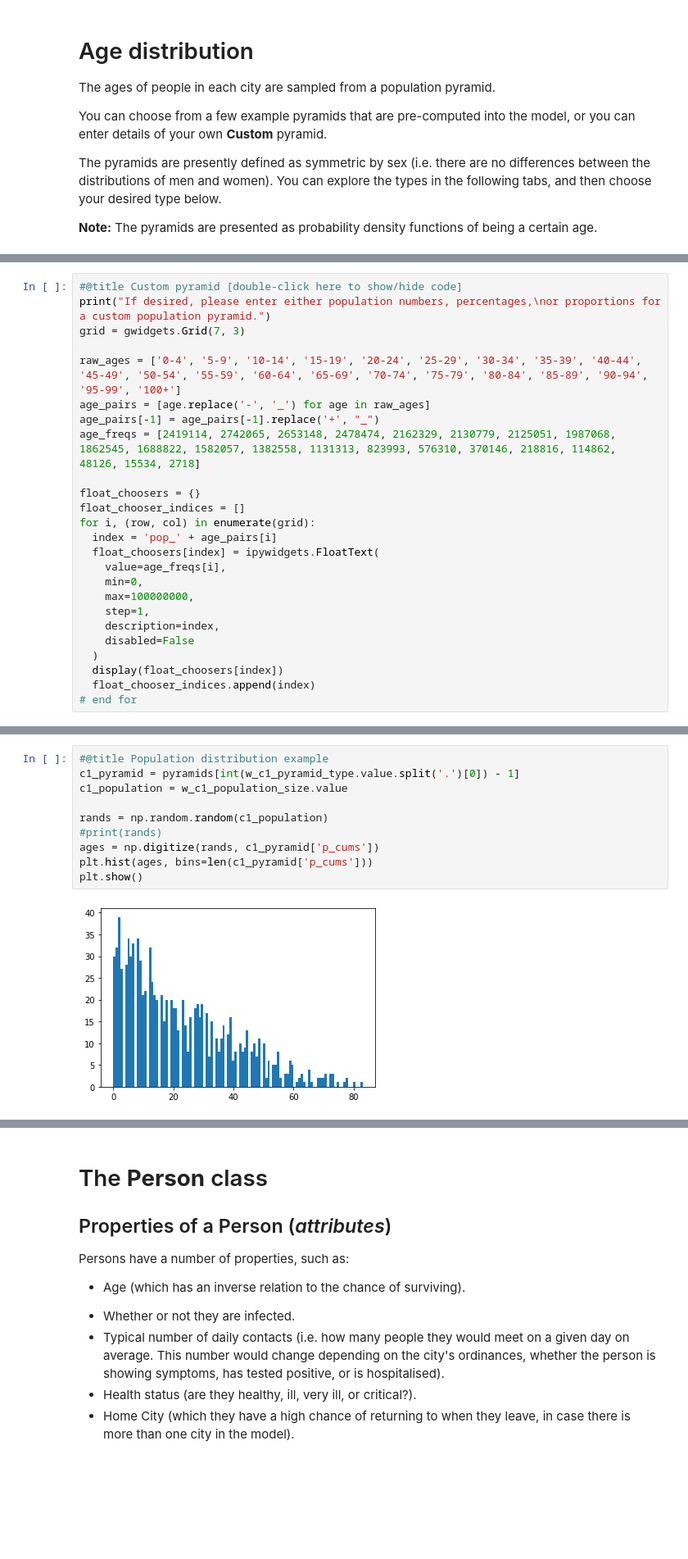
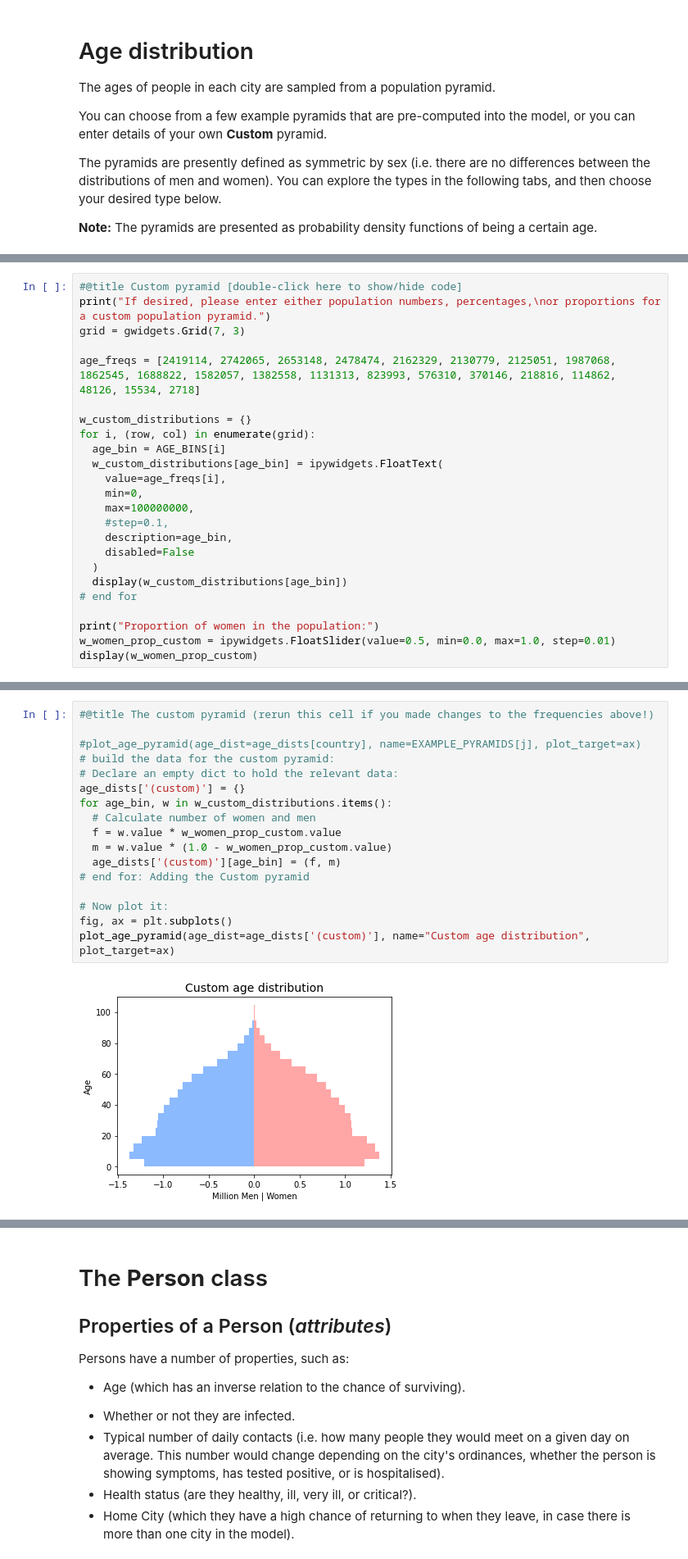
Before and after one commit to vsojo/covid19, a Jupyter notebook: Covid19_model.ipynb, the cells around one changed output, grey strips where cells are left out. Shown at 82% size. Cells and saved outputs as stored; diff of their text form; blank space fills up the shorter version.

```diff
--- a/Covid19_model.ipynb
+++ b/Covid19_model.ipynb
@@ -130,26 +483,25 @@ The pyramids are presently defined as symmetric by sex (i.e. there are no differ
 print("If desired, please enter either population numbers, percentages,\nor proportions for a custom population pyramid.")
 grid = gwidgets.Grid(7, 3)
 
-raw_ages = ['0-4', '5-9', '10-14', '15-19', '20-24', '25-29', '30-34', '35-39', '40-44', '45-49', '50-54', '55-59', '60-64', '65-69', '70-74', '75-79', '80-84', '85-89', '90-94', '95-99', '100+']
-age_pairs = [age.replace('-', '_') for age in raw_ages]
-age_pairs[-1] = age_pairs[-1].replace('+', "_")
 age_freqs = [2419114, 2742065, 2653148, 2478474, 2162329, 2130779, 2125051, 1987068, 1862545, 1688822, 1582057, 1382558, 1131313, 823993, 576310, 370146, 218816, 114862, 48126, 15534, 2718]
 
-float_choosers = {}
-float_chooser_indices = []
+w_custom_distributions = {}
 for i, (row, col) in enumerate(grid):
-  index = 'pop_' + age_pairs[i]
-  float_choosers[index] = ipywidgets.FloatText(
+  age_bin = AGE_BINS[i]
+  w_custom_distributions[age_bin] = ipywidgets.FloatText(
     value=age_freqs[i],
     min=0,
     max=100000000,
-    step=1,
-    description=index,
+    #step=0.1,
+    description=age_bin,
     disabled=False
   )
-  display(float_choosers[index])
-  float_chooser_indices.append(index)
+  display(w_custom_distributions[age_bin])
 # end for
+
+print("Proportion of women in the population:")
+w_women_prop_custom = ipywidgets.FloatSlider(value=0.5, min=0.0, max=1.0, step=0.01)
+display(w_women_prop_custom)
 # %% [output]
 If desired, please enter either population numbers, percentages,
 or proportions for a custom population pyramid.
@@ -290,12 +528,19 @@ Dropdown(description='Popul. size:', index=3, options=((50, 50), (100, 100), (50
-# %%
-#@title Population distribution example
-c1_pyramid = pyramids[int(w_c1_pyramid_type.value.split('.')[0]) - 1]
-c1_population = w_c1_population_size.value
-
-rands = np.random.random(c1_population)
-#print(rands)
-ages = np.digitize(rands, c1_pyramid['p_cums'])
-plt.hist(ages, bins=len(c1_pyramid['p_cums']))
-plt.show()
-# %% [output]
-[figure, removed]
+# %%
+#@title The custom pyramid (rerun this cell if you made changes to the frequencies above!)
+
+#plot_age_pyramid(age_dist=age_dists[country], name=EXAMPLE_PYRAMIDS[j], plot_target=ax)
+# build the data for the custom pyramid:
+# Declare an empty dict to hold the relevant data:
+age_dists['(custom)'] = {}
+for age_bin, w in w_custom_distributions.items():
+  # Calculate number of women and men
+  f = w.value * w_women_prop_custom.value
+  m = w.value * (1.0 - w_women_prop_custom.value)
+  age_dists['(custom)'][age_bin] = (f, m)
+# end for: Adding the Custom pyramid
+
+# Now plot it:
+fig, ax = plt.subplots()
+plot_age_pyramid(age_dist=age_dists['(custom)'], name="Custom age distribution", plot_target=ax)
+# %% [output]
+[figure, added]
```
Also changed, not shown: parts of 17 cells of this notebook.
